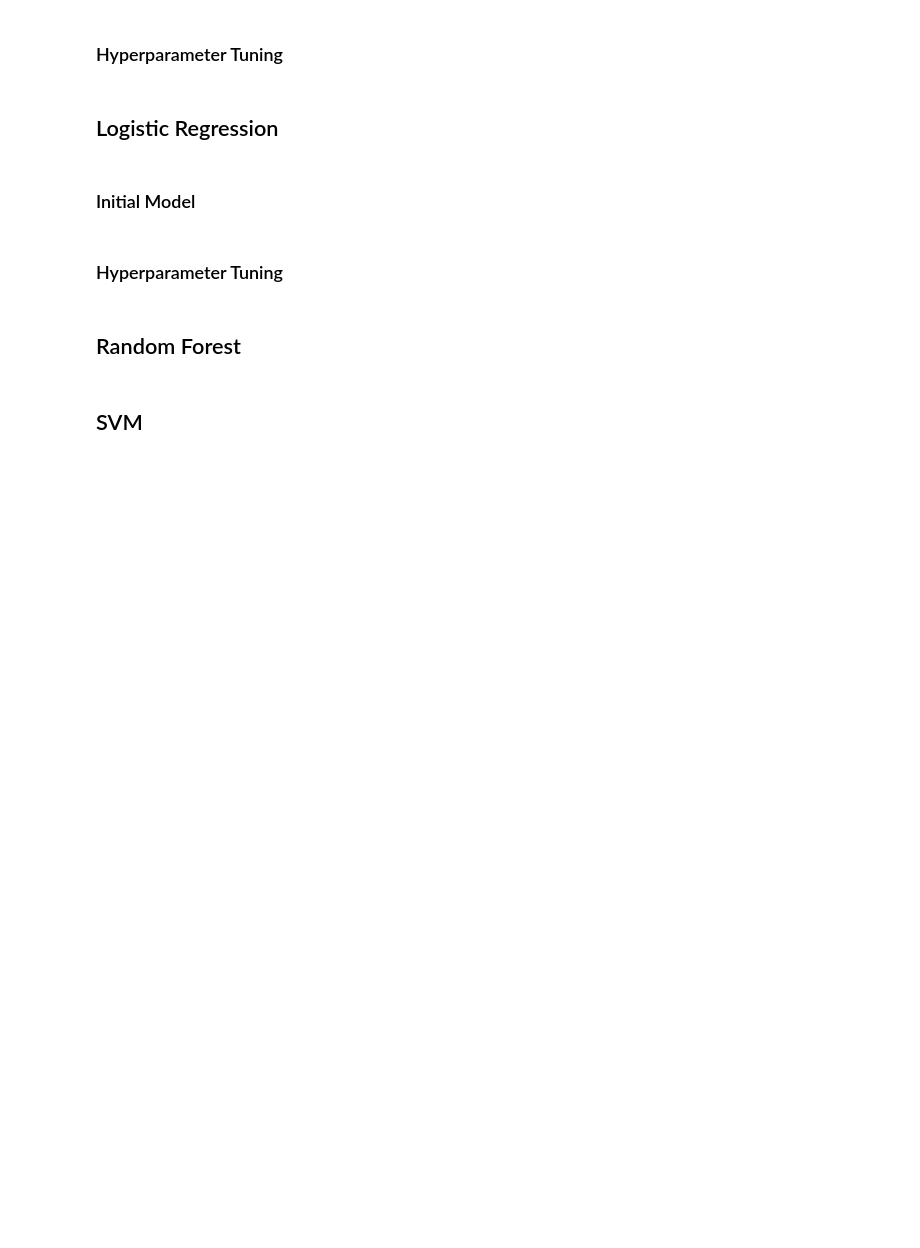
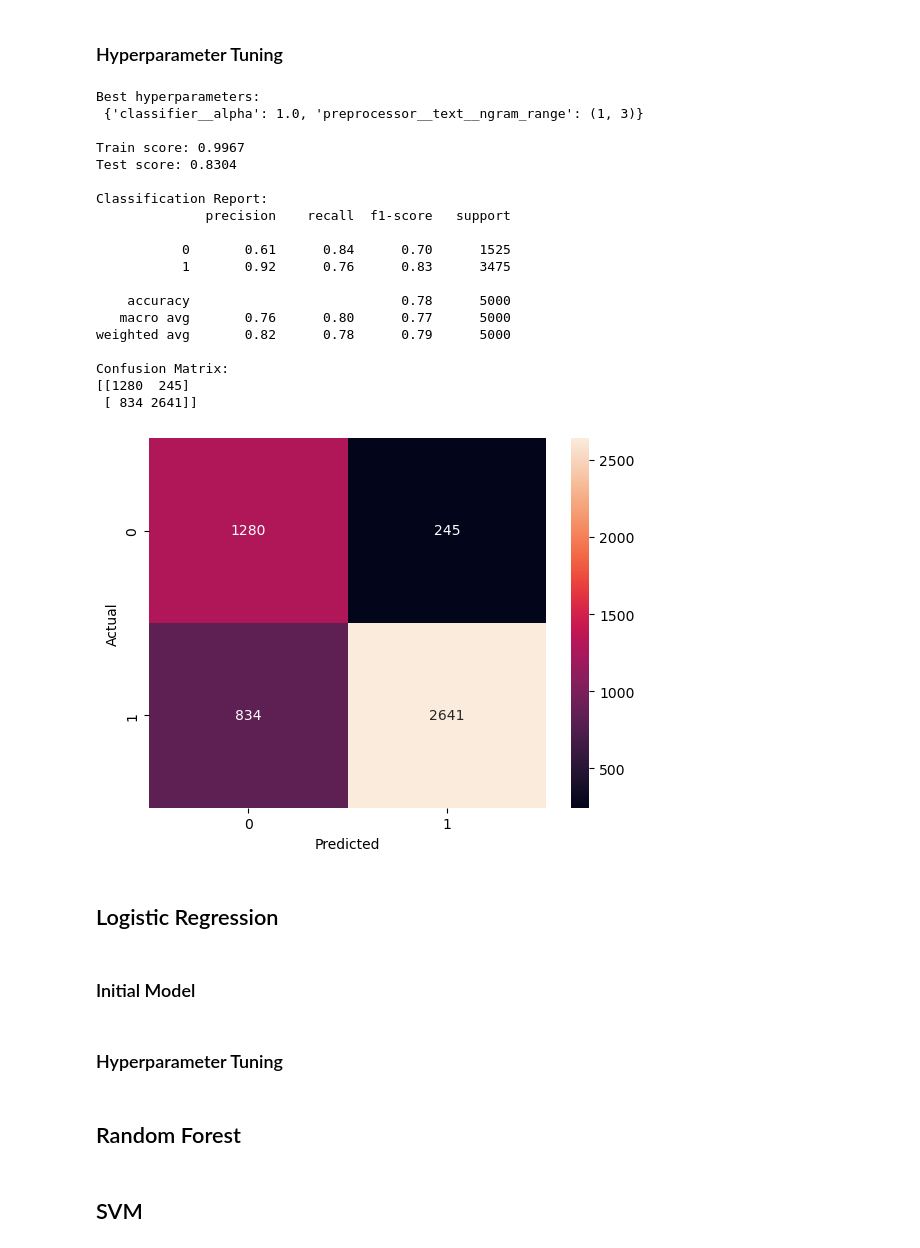
Before and after one commit to helenaglaring/AIML, a Jupyter notebook: AIML_drug_review.ipynb, the cells around one changed output. Drawn from its saved outputs; the diff is of its cells as text; code cells hidden in the pictures; blank space fills up the shorter version.

```diff
--- a/AIML_drug_review.ipynb
+++ b/AIML_drug_review.ipynb
@@ -1491,5 +1481,39 @@ test_score, train_score, y_pred = model_pipeline(model, _X_train=X_train_balance
 # %% [markdown]
 ### Hyperparameter Tuning
+# %%
+## Using balanced dataset
+
+# Define hyperparameters to test
+param_grid = {
+    'preprocessor__text__ngram_range': [(1,2), (1,3), (1,4), (2,2)],
+    'classifier__alpha': [0.01, 0.1, 1.0]
+}
+
+# Metric used for training model performance
+metric = 'f1'
+
+test_score, train_score, y_pred = tune_model(model_nb, metric, param_grid, text_processor, num_processor, _X_train=X_train_balanced, _X_test=X_test, _y_train=y_train_balanced, _y_test=y_test)
+# %% [output]
+Best hyperparameters:
+ {'classifier__alpha': 1.0, 'preprocessor__text__ngram_range': (1, 3)}
+
+Train score: 0.9967
+Test score: 0.8304
+
+Classification Report:
+              precision    recall  f1-score   support
+
+           0       0.61      0.84      0.70      1525
+           1       0.92      0.76      0.83      3475
+
+    accuracy                           0.78      5000
+   macro avg       0.76      0.80      0.77      5000
+weighted avg       0.82      0.78      0.79      5000
+
+Confusion Matrix:
+[[1280  245]
+ [ 834 2641]]
+[figure, added]
 # %% [markdown]
 ## Logistic Regression
 # %% [markdown]
```
Also changed, not shown: parts of 9 cells of this notebook, 1 other file.
